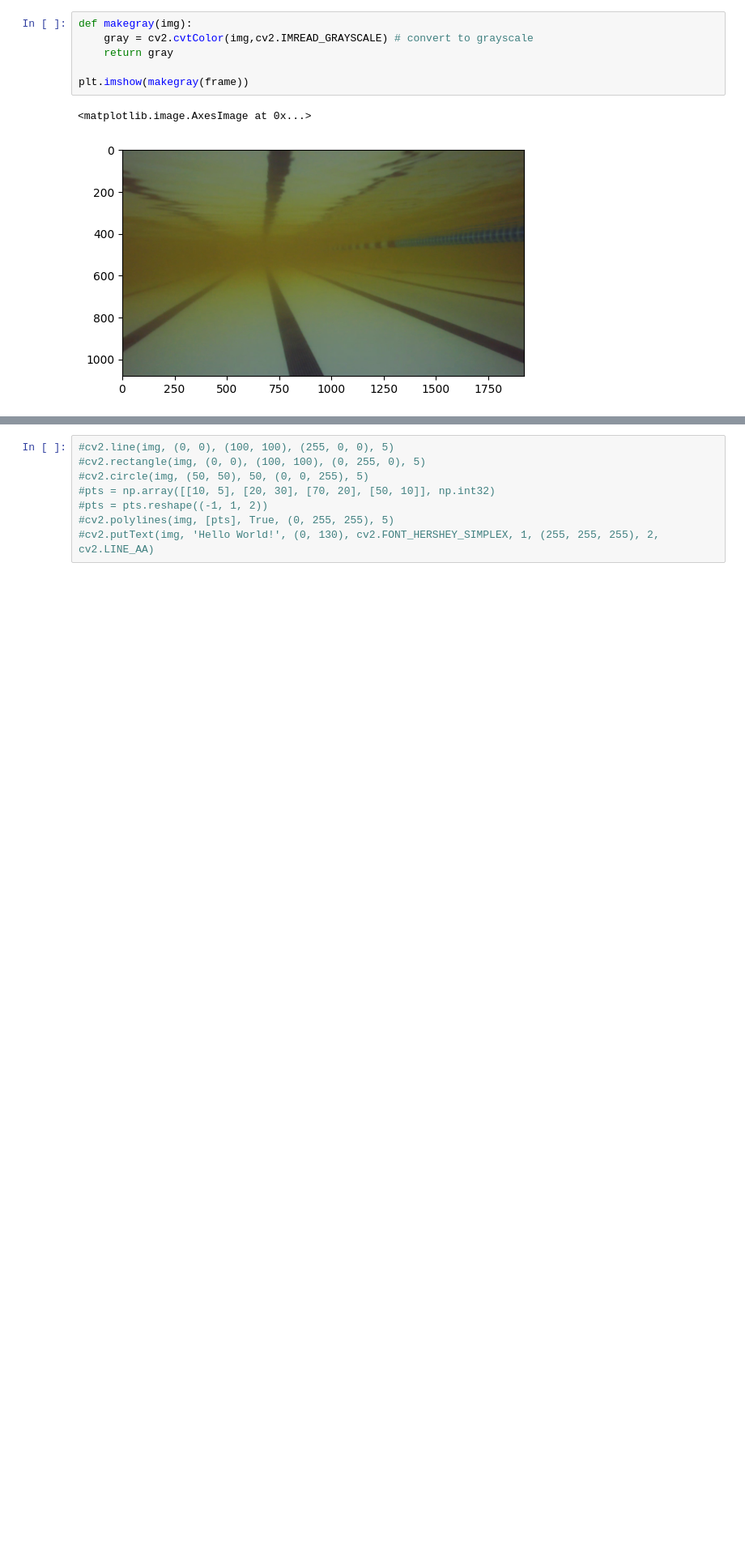
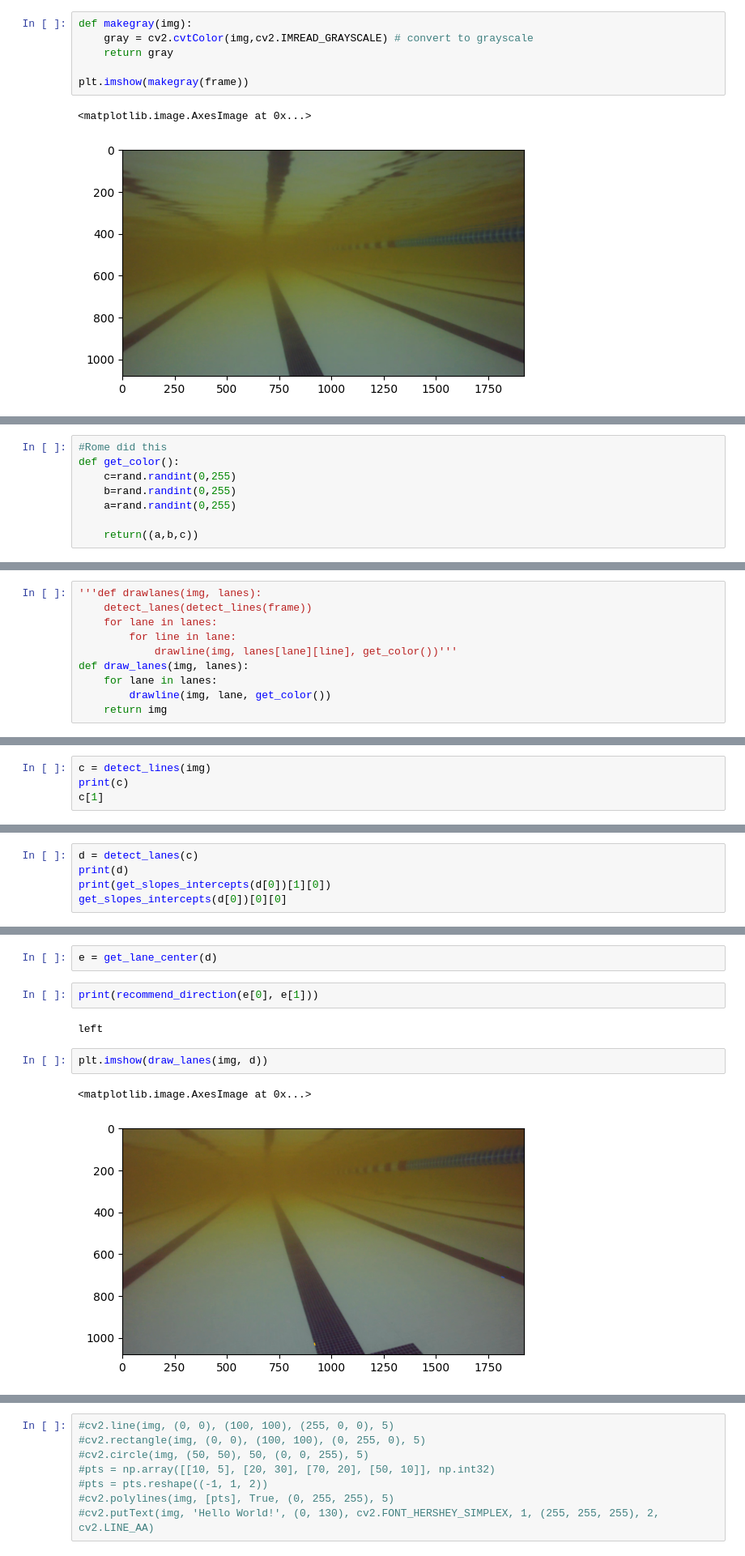
Before and after one commit to jules-hohmann/cv-intro, a Jupyter notebook: test.ipynb, the cells around one changed output, grey strips where cells are left out. Shown at 81% size. Saved outputs shown, nothing was run; the diff lists cells and outputs as text; blank space fills up the shorter version.

```diff
--- a/test.ipynb
+++ b/test.ipynb
@@ -134,0 +116,8 @@ def detect_lanes(lines):
+# %%
+#Rome did this
+def get_color():
+    c=rand.randint(0,255)
+    b=rand.randint(0,255)
+    a=rand.randint(0,255)
+
+    return((a,b,c))
@@ -134,0 +185,10 @@ def detect_lanes(lines):
+# %%
+'''def drawlanes(img, lanes):
+    detect_lanes(detect_lines(frame))
+    for lane in lanes:
+        for line in lane:
+            drawline(img, lanes[lane][line], get_color())'''
+def draw_lanes(img, lanes):
+    for lane in lanes:
+        drawline(img, lane, get_color())
+    return img
@@ -134,0 +228,4 @@ def detect_lanes(lines):
+# %%
+c = detect_lines(img)
+print(c)
+c[1]
@@ -134,0 +234,5 @@ def detect_lanes(lines):
+# %%
+d = detect_lanes(c)
+print(d)
+print(get_slopes_intercepts(d[0])[1][0])
+get_slopes_intercepts(d[0])[0][0]
@@ -135 +243,12 @@ def detect_lanes(lines):
+# %%
+e = get_lane_center(d)
+# %%
+print(recommend_direction(e[0], e[1]))
+# %% [output]
+left
+# %%
+plt.imshow(draw_lanes(img, d))
+# %% [output]
+<matplotlib.image.AxesImage at 0x...>
+[figure, added]
 # %%
```
Also changed, not shown: parts of 18 cells of this notebook, 1 other file.
